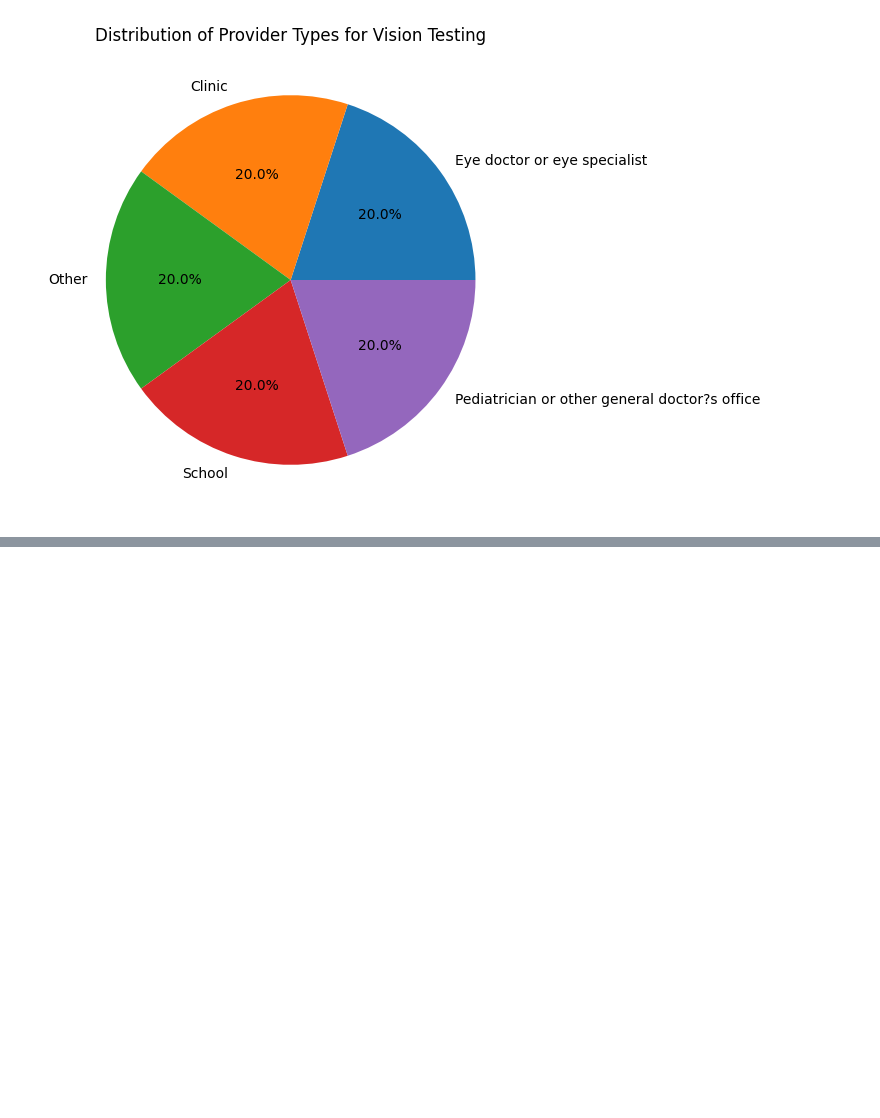
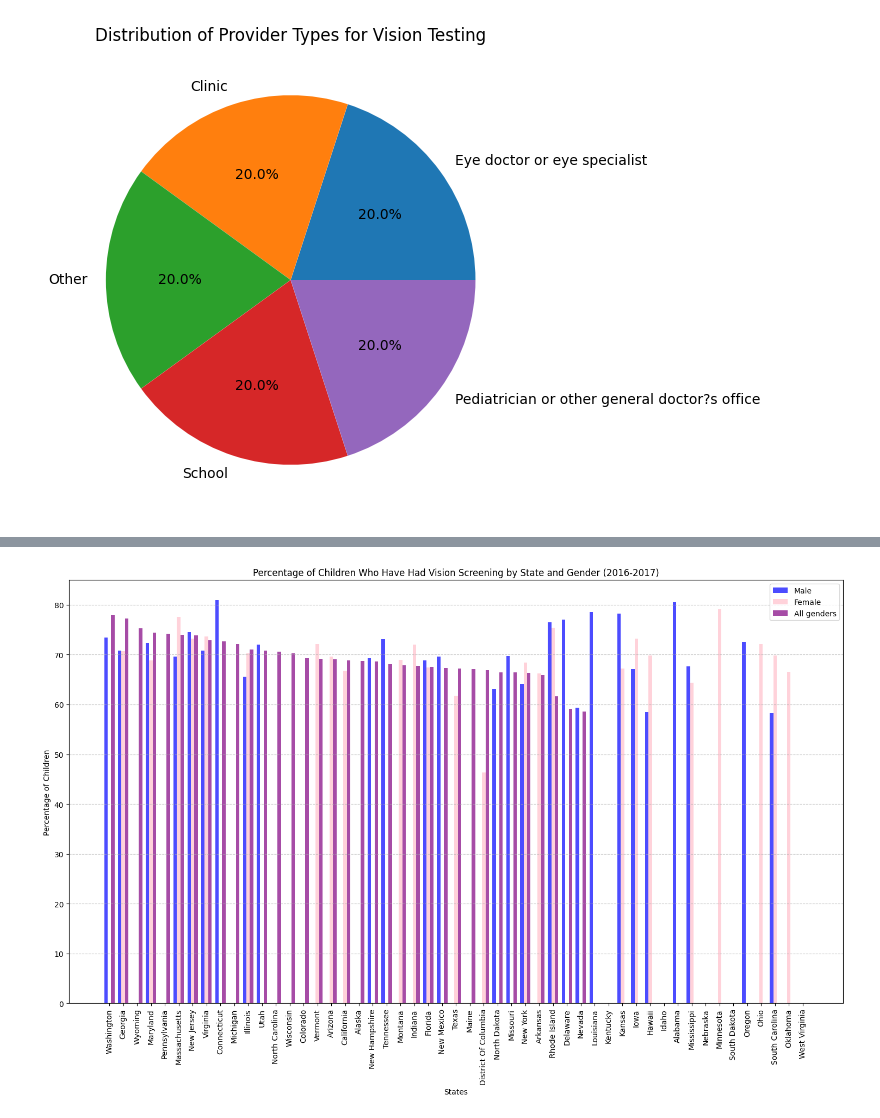
Before and after one commit to ncdavid2/DataScienceAssessment, a Jupyter notebook: Task3Assessment.ipynb, the cells around one changed output, grey strips where cells are left out. Saved outputs shown, nothing was run; the diff lists cells and outputs as text; code cells hidden in the pictures; blank space fills up the shorter version.

```diff
--- a/Task3Assessment.ipynb
+++ b/Task3Assessment.ipynb
@@ -55,0 +59,37 @@ plt.show()
+# %%
+screening_data = df[(df['Topic'] == 'Service Utilization') &
+                    (df['Category'] == 'Screening') &
+                    (df['Response'] == 'Yes') &
+                    (df['LocationDesc'] != 'National') &
+                    (df['Gender'].isin(['Male', 'Female', 'All genders']))]
+
+# Create a pivot table
+pivot_data = screening_data.pivot_table(values='Data_Value',
+                                        index='LocationDesc',
+                                        columns='Gender',
+                                        aggfunc='first')
+
+# Sort the data by 'All genders' column
+pivot_data = pivot_data.sort_values('All genders', ascending=False)
+
+# Create the bar chart
+fig, ax = plt.subplots(figsize=(15, 10))
+bar_width = 0.25
+index = range(len(pivot_data.index))
+
+ax.bar(index, pivot_data['Male'], bar_width, label='Male', color='blue', alpha=0.7)
+ax.bar([i + bar_width for i in index], pivot_data['Female'], bar_width, label='Female', color='pink', alpha=0.7)
+ax.bar([i + 2 * bar_width for i in index], pivot_data['All genders'], bar_width, label='All genders', color='purple', alpha=0.7)
+ax.set_xlabel('States')
+ax.set_ylabel('Percentage of Children')
+ax.set_title('Percentage of Children Who Have Had Vision Screening by State and Gender (2016-2017)')
+ax.set_xticks([i + bar_width for i in index])
+ax.set_xticklabels(pivot_data.index, rotation=90)
+
+ax.legend()
+ax.grid(axis='y', linestyle='--', alpha=0.7)
+
+plt.tight_layout()
+plt.show()
+# %% [output]
+[figure, added]
```
Also changed, not shown: parts of 1 cell of this notebook, 2 other files.
